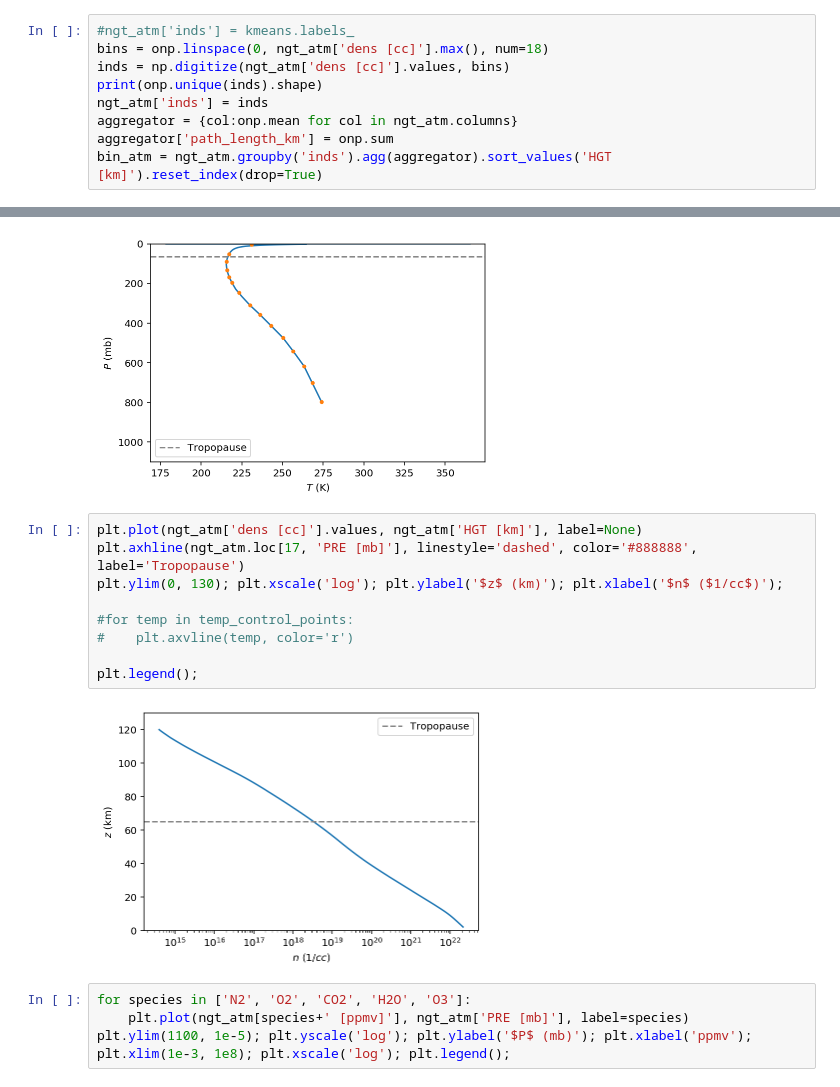
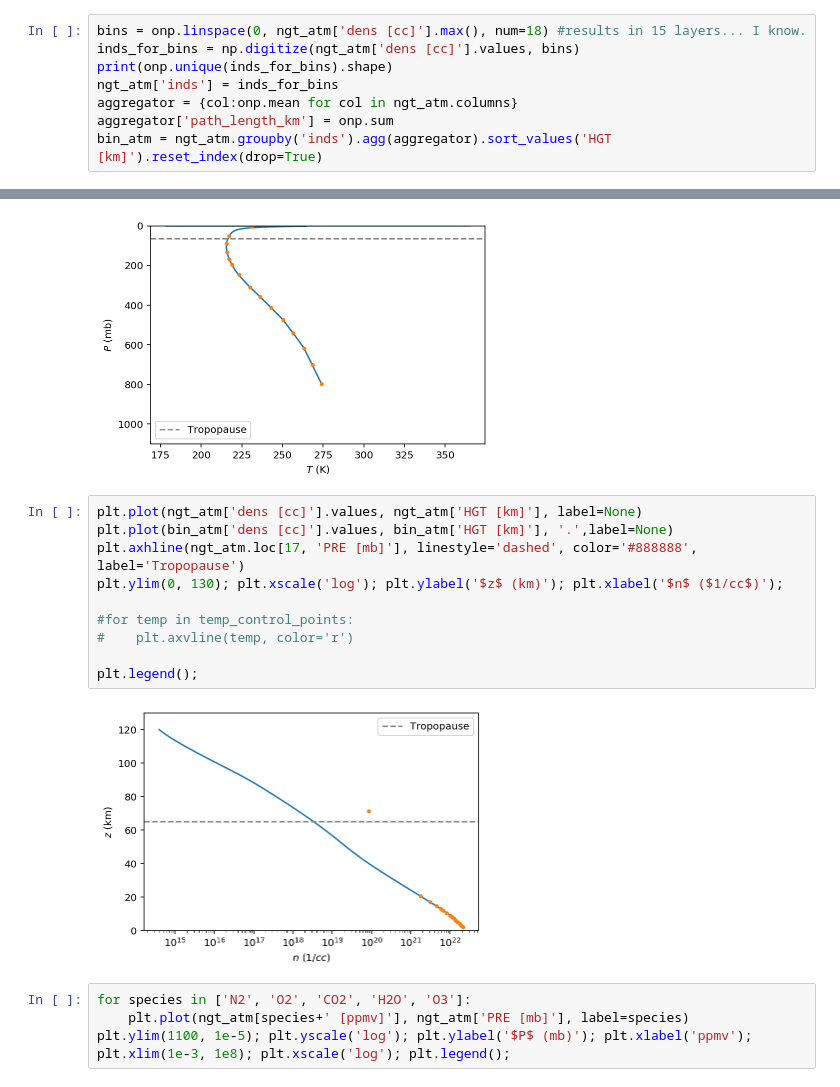
Before and after one commit to BrownDwarf/fiatlux, a Jupyter notebook: notebooks/11_atmospheric_retrieval_HMC_real_HPF_A0V_data.ipynb, the cells around one changed output, grey strips where cells are left out. Cells and saved outputs as stored; diff of their text form.

```diff
--- a/notebooks/11_atmospheric_retrieval_HMC_real_HPF_A0V_data.ipynb
+++ b/notebooks/11_atmospheric_retrieval_HMC_real_HPF_A0V_data.ipynb
@@ -144,9 +142,8 @@ ngt_atm['path_length_km'] = 1.0
 # %%
-#ngt_atm['inds'] = kmeans.labels_
-bins = onp.linspace(0, ngt_atm['dens [cc]'].max(), num=18)
-inds = np.digitize(ngt_atm['dens [cc]'].values, bins)
-print(onp.unique(inds).shape)
-ngt_atm['inds'] = inds
+bins = onp.linspace(0, ngt_atm['dens [cc]'].max(), num=18) #results in 15 layers... I know.
+inds_for_bins = np.digitize(ngt_atm['dens [cc]'].values, bins)
+print(onp.unique(inds_for_bins).shape)
+ngt_atm['inds'] = inds_for_bins
 aggregator = {col:onp.mean for col in ngt_atm.columns}
 aggregator['path_length_km'] = onp.sum
 bin_atm = ngt_atm.groupby('inds').agg(aggregator).sort_values('HGT [km]').reset_index(drop=True)
@@ -181,15 +178,16 @@ plt.legend();
 [figure]
 # %%
 plt.plot(ngt_atm['dens [cc]'].values, ngt_atm['HGT [km]'], label=None)
+plt.plot(bin_atm['dens [cc]'].values, bin_atm['HGT [km]'], '.',label=None)
 plt.axhline(ngt_atm.loc[17, 'PRE [mb]'], linestyle='dashed', color='#888888', label='Tropopause')
 plt.ylim(0, 130); plt.xscale('log'); plt.ylabel('$z$ (km)'); plt.xlabel('$n$ ($1/cc$)');
 
 #for temp in temp_control_points:
 #    plt.axvline(temp, color='r')
 
 plt.legend();
 # %% [output]
-[figure, old version]
+[figure, new version]
 # %%
 for species in ['N2', 'O2', 'CO2', 'H2O', 'O3']:
     plt.plot(ngt_atm[species+' [ppmv]'], ngt_atm['PRE [mb]'], label=species)
```
Also changed, not shown: parts of 54 cells of this notebook.
